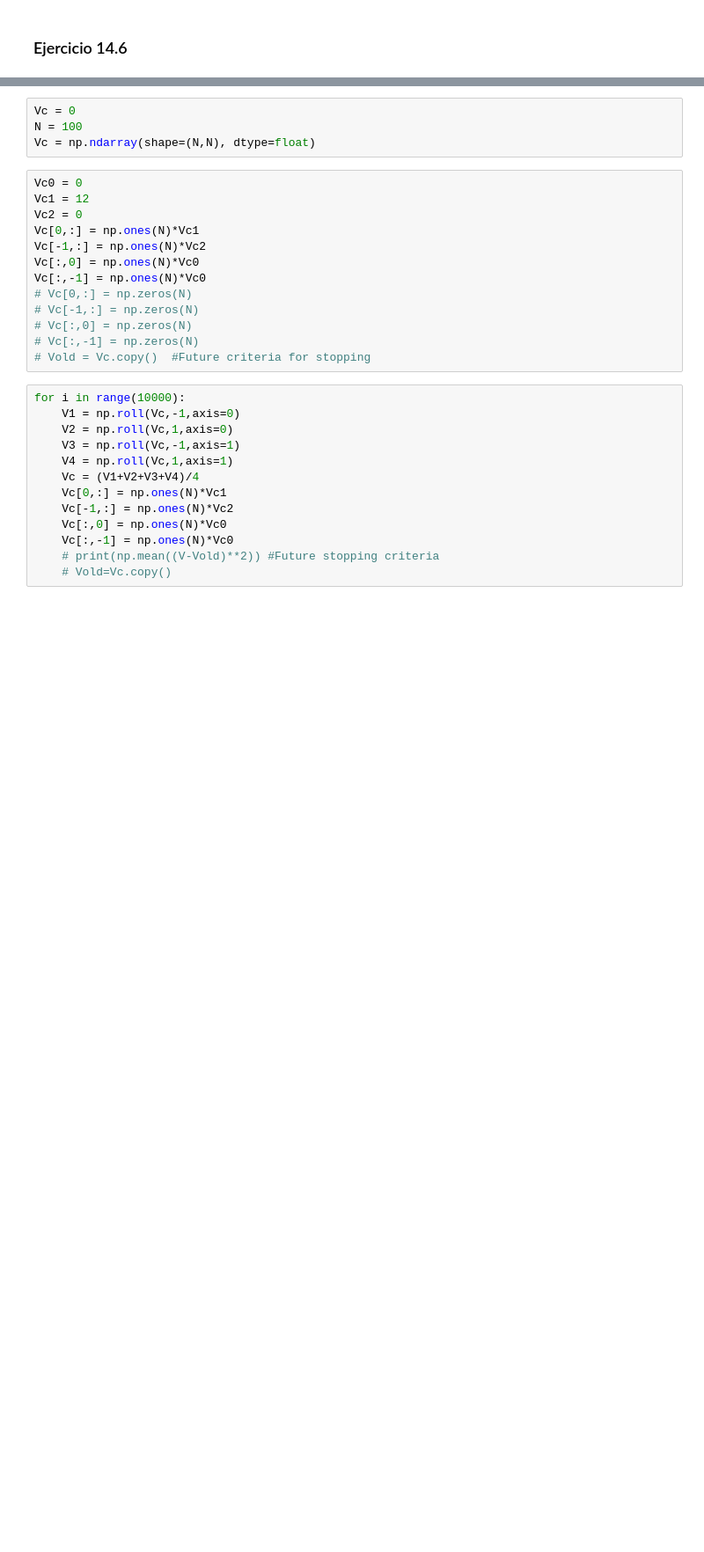
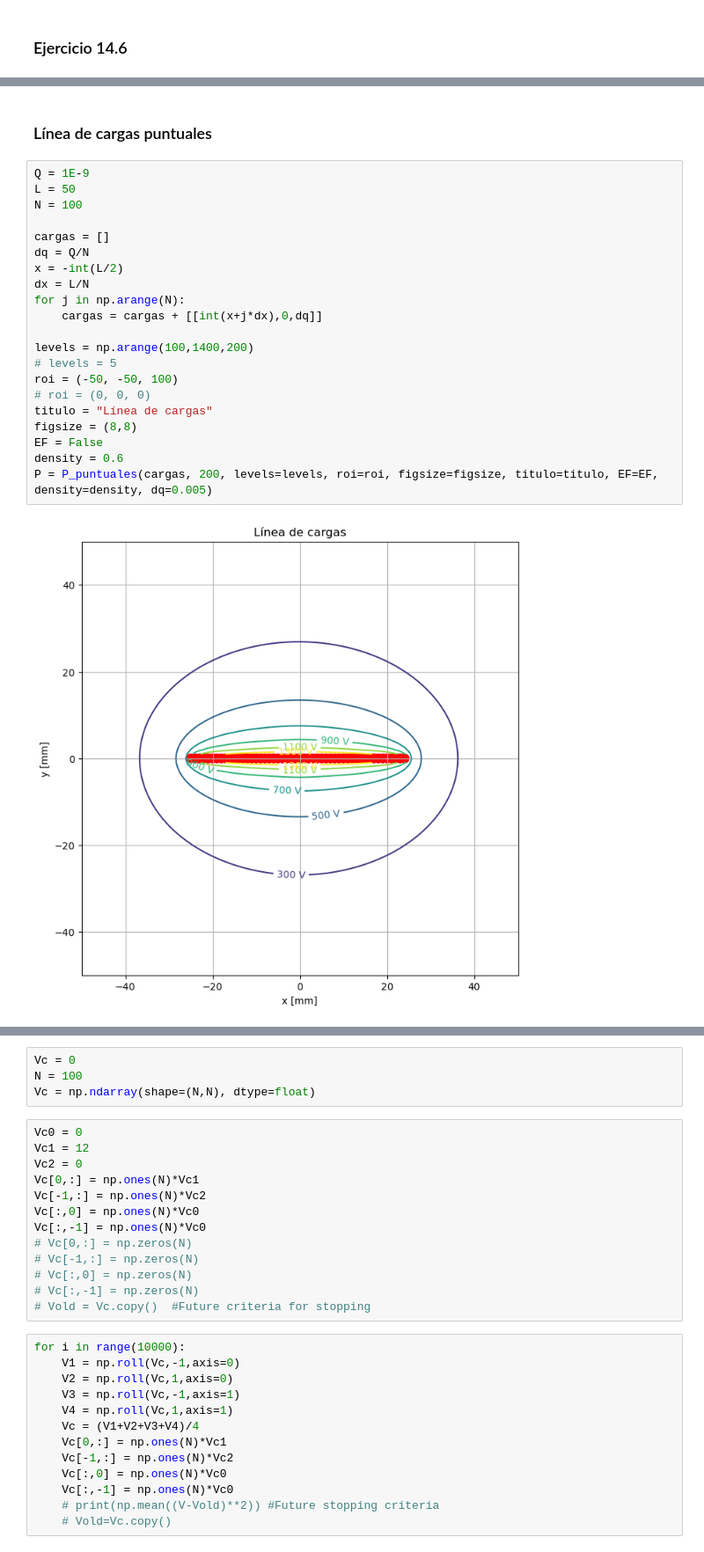
Before and after one commit to epplugins/UTN, a Jupyter notebook: electromagnetismo/em_potencial.ipynb, the cells around one changed output, grey strips where cells are left out. Shown at 88% size. Saved outputs shown, nothing was run; the diff lists cells and outputs as text; blank space fills up the shorter version.

```diff
--- a/electromagnetismo/em_potencial.ipynb
+++ b/electromagnetismo/em_potencial.ipynb
@@ -113,0 +121,25 @@ P = P_puntuales(cargas, 2000, levels=levels, roi=roi, figsize=figsize, titulo=ti
+# %% [markdown]
+### Línea de cargas puntuales
+# %%
+Q = 1E-9
+L = 50
+N = 100
+
+cargas = []
+dq = Q/N
+x = -int(L/2)
+dx = L/N
+for j in np.arange(N):
+    cargas = cargas + [[int(x+j*dx),0,dq]]
+
+levels = np.arange(100,1400,200)
+# levels = 5
+roi = (-50, -50, 100)
+# roi = (0, 0, 0)
+titulo = "Línea de cargas"
+figsize = (8,8)
+EF = False
+density = 0.6
+P = P_puntuales(cargas, 200, levels=levels, roi=roi, figsize=figsize, titulo=titulo, EF=EF, density=density, dq=0.005)
+# %% [output]
+[figure, added]
```
Also changed, not shown: parts of 11 cells of this notebook.
